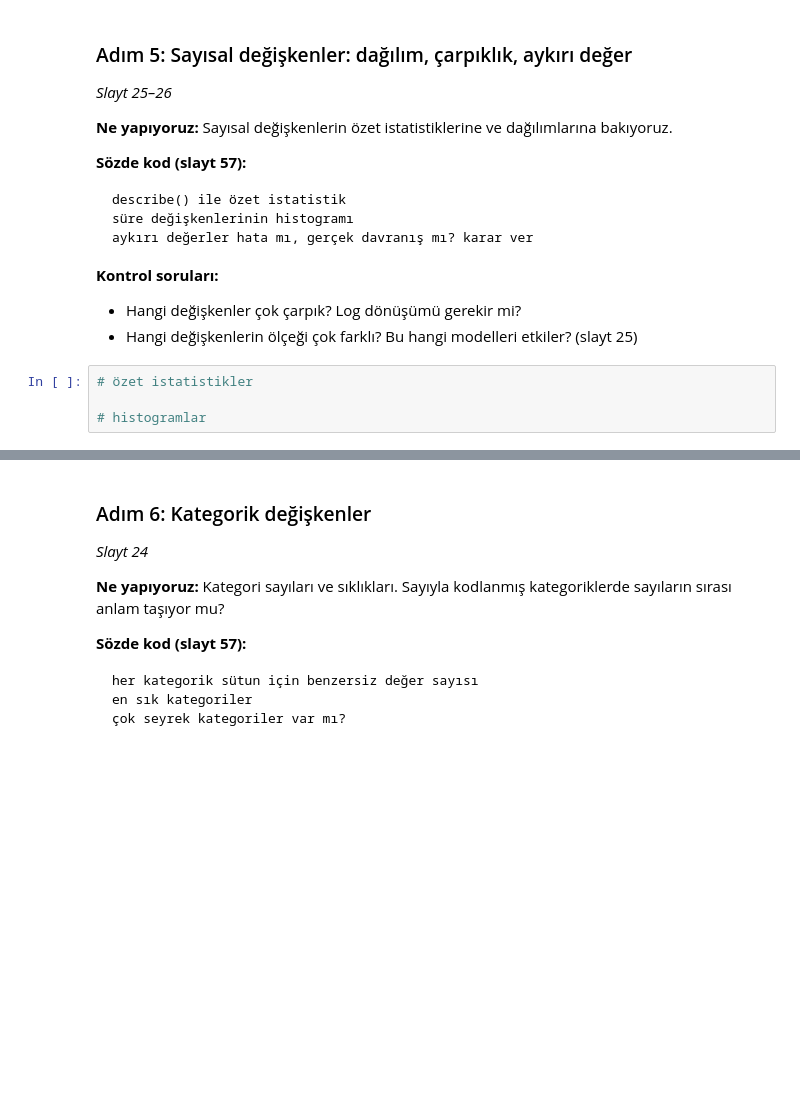
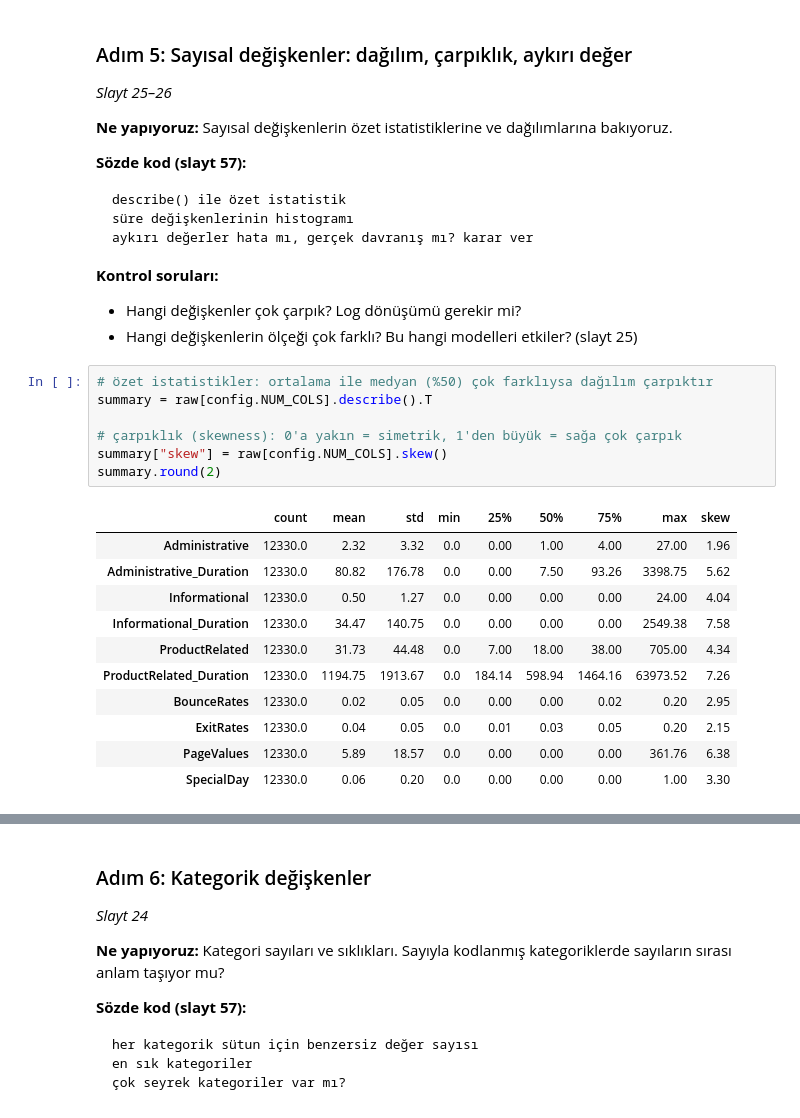
Before and after one commit to kayaalpismail1221-glitch/Ml_al-veri-_projesi, a Jupyter notebook: notebooks/01_eda.ipynb, the cells around one changed output, grey strips where cells are left out. Cells and saved outputs as stored; diff of their text form; blank space fills up the shorter version.

```diff
--- a/notebooks/01_eda.ipynb
+++ b/notebooks/01_eda.ipynb
@@ -233,6 +233,21 @@ aykırı değerler hata mı, gerçek davranış mı? karar ver
 - Hangi değişkenler çok çarpık? Log dönüşümü gerekir mi?
 - Hangi değişkenlerin ölçeği çok farklı? Bu hangi modelleri etkiler? (slayt 25)
 # %%
-# özet istatistikler
+# özet istatistikler: ortalama ile medyan (%50) çok farklıysa dağılım çarpıktır
+summary = raw[config.NUM_COLS].describe().T
 
-# histogramlar
+# çarpıklık (skewness): 0'a yakın = simetrik, 1'den büyük = sağa çok çarpık
+summary["skew"] = raw[config.NUM_COLS].skew()
+summary.round(2)
+# %% [output]
+|  | count | mean | std | min | 25% | 50% | 75% | max | skew |
+| Administrative | 12330.0 | 2.32 | 3.32 | 0.0 | 0.00 | 1.00 | 4.00 | 27.00 | 1.96 |
+| Administrative_Duration | 12330.0 | 80.82 | 176.78 | 0.0 | 0.00 | 7.50 | 93.26 | 3398.75 | 5.62 |
+| Informational | 12330.0 | 0.50 | 1.27 | 0.0 | 0.00 | 0.00 | 0.00 | 24.00 | 4.04 |
+| Informational_Duration | 12330.0 | 34.47 | 140.75 | 0.0 | 0.00 | 0.00 | 0.00 | 2549.38 | 7.58 |
+| ProductRelated | 12330.0 | 31.73 | 44.48 | 0.0 | 7.00 | 18.00 | 38.00 | 705.00 | 4.34 |
+| ProductRelated_Duration | 12330.0 | 1194.75 | 1913.67 | 0.0 | 184.14 | 598.94 | 1464.16 | 63973.52 | 7.26 |
+| BounceRates | 12330.0 | 0.02 | 0.05 | 0.0 | 0.00 | 0.00 | 0.02 | 0.20 | 2.95 |
+| ExitRates | 12330.0 | 0.04 | 0.05 | 0.0 | 0.01 | 0.03 | 0.05 | 0.20 | 2.15 |
+| PageValues | 12330.0 | 5.89 | 18.57 | 0.0 | 0.00 | 0.00 | 0.00 | 361.76 | 6.38 |
+| SpecialDay | 12330.0 | 0.06 | 0.20 | 0.0 | 0.00 | 0.00 | 0.00 | 1.00 | 3.30 |
```
Also changed, not shown: parts of 3 cells of this notebook, 3 other files.
